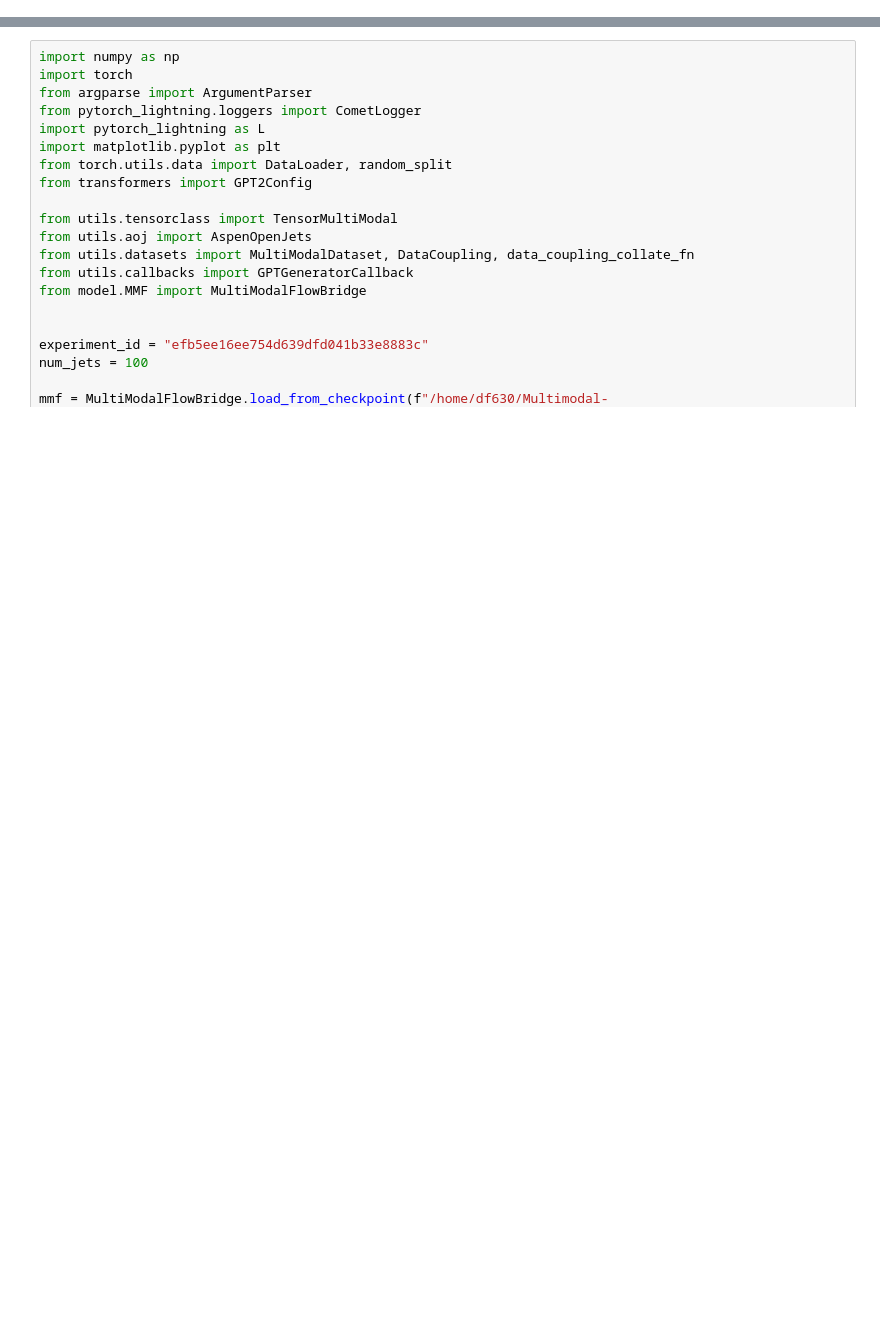
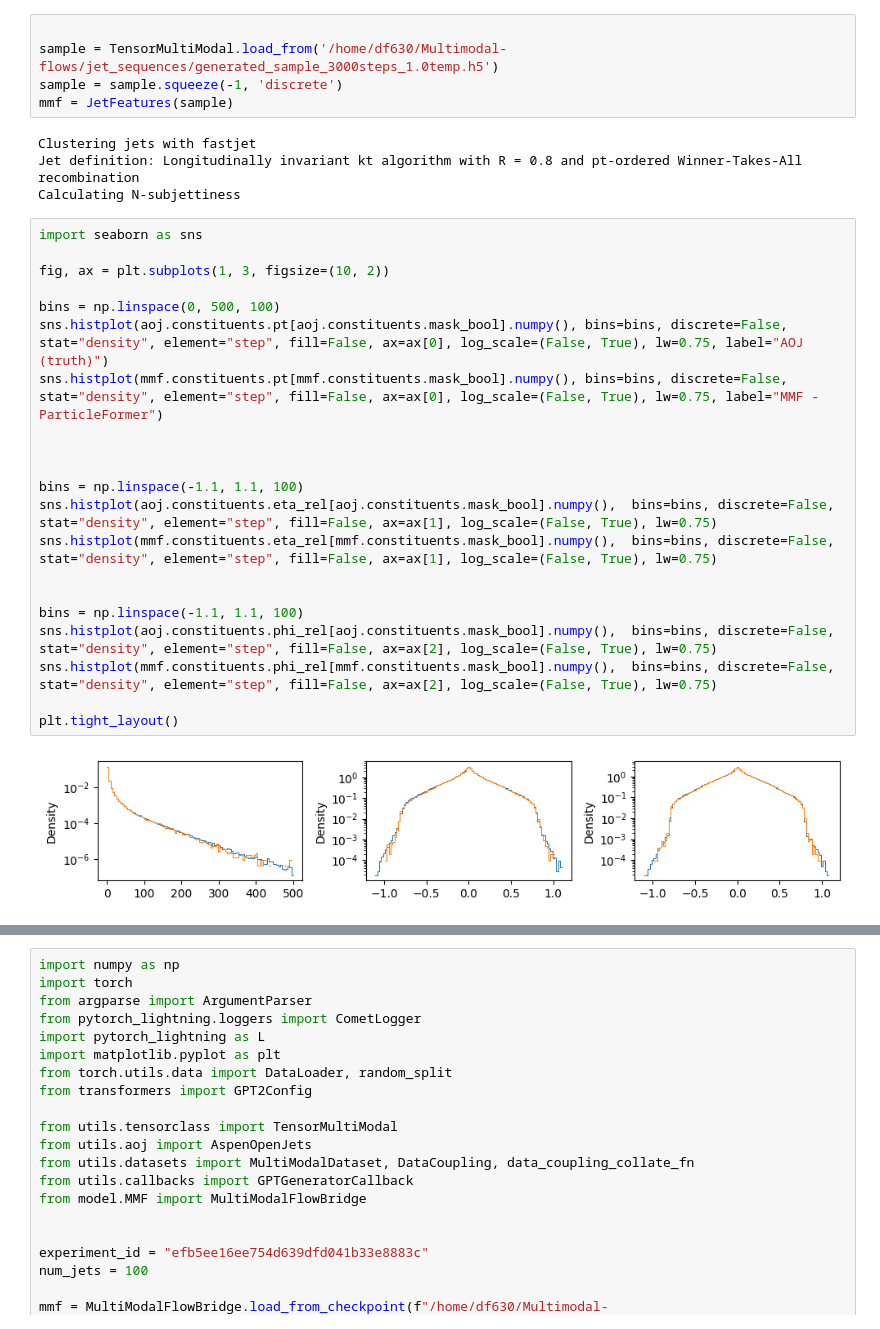
Before and after one commit to dfaroughy/Multimodal-flows, a Jupyter notebook: notebooks/data_aoj_particle_sets.ipynb, the cells around one changed output, grey strips where cells are left out. Cells and saved outputs as stored; diff of their text form; blank space fills up the shorter version.

```diff
--- a/notebooks/data_aoj_particle_sets.ipynb
+++ b/notebooks/data_aoj_particle_sets.ipynb
@@ -22,0 +50,32 @@ data, metadata = aoj(num_jets=num_jets,
+# %%
+
+sample = TensorMultiModal.load_from('/home/df630/Multimodal-flows/jet_sequences/generated_sample_3000steps_1.0temp.h5')
+sample = sample.squeeze(-1, 'discrete')
+mmf = JetFeatures(sample)
+# %% [output]
+Clustering jets with fastjet
+Jet definition: Longitudinally invariant kt algorithm with R = 0.8 and pt-ordered Winner-Takes-All recombination
+Calculating N-subjettiness
+# %%
+import seaborn as sns
+
+fig, ax = plt.subplots(1, 3, figsize=(10, 2))
+
+bins = np.linspace(0, 500, 100)
+sns.histplot(aoj.constituents.pt[aoj.constituents.mask_bool].numpy(), bins=bins, discrete=False, stat="density", element="step", fill=False, ax=ax[0], log_scale=(False, True), lw=0.75, label="AOJ (truth)")
+sns.histplot(mmf.constituents.pt[mmf.constituents.mask_bool].numpy(), bins=bins, discrete=False, stat="density", element="step", fill=False, ax=ax[0], log_scale=(False, True), lw=0.75, label="MMF - ParticleFormer")
+
+
+
+bins = np.linspace(-1.1, 1.1, 100)
+sns.histplot(aoj.constituents.eta_rel[aoj.constituents.mask_bool].numpy(),  bins=bins, discrete=False, stat="density", element="step", fill=False, ax=ax[1], log_scale=(False, True), lw=0.75)
+sns.histplot(mmf.constituents.eta_rel[mmf.constituents.mask_bool].numpy(),  bins=bins, discrete=False, stat="density", element="step", fill=False, ax=ax[1], log_scale=(False, True), lw=0.75)
+
+
+bins = np.linspace(-1.1, 1.1, 100)
+sns.histplot(aoj.constituents.phi_rel[aoj.constituents.mask_bool].numpy(),  bins=bins, discrete=False, stat="density", element="step", fill=False, ax=ax[2], log_scale=(False, True), lw=0.75)
+sns.histplot(mmf.constituents.phi_rel[mmf.constituents.mask_bool].numpy(),  bins=bins, discrete=False, stat="density", element="step", fill=False, ax=ax[2], log_scale=(False, True), lw=0.75)
+
+plt.tight_layout()
+# %% [output]
+[figure, added]
```
Also changed, not shown: parts of 12 cells of this notebook, 9 other files.
